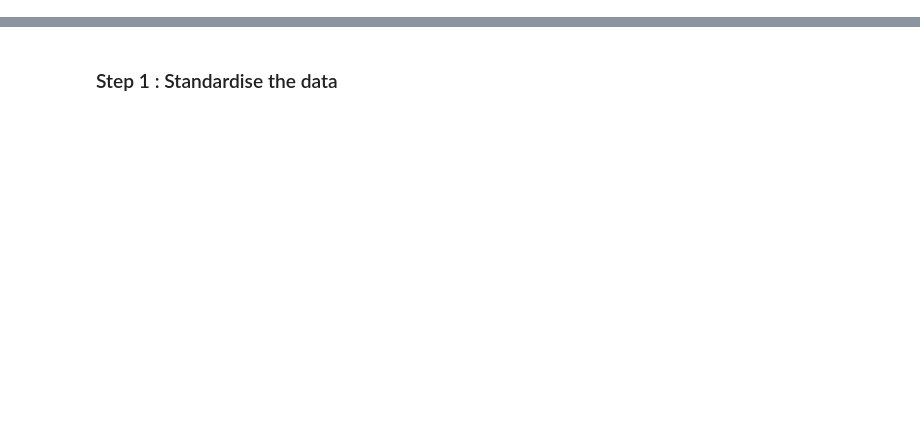
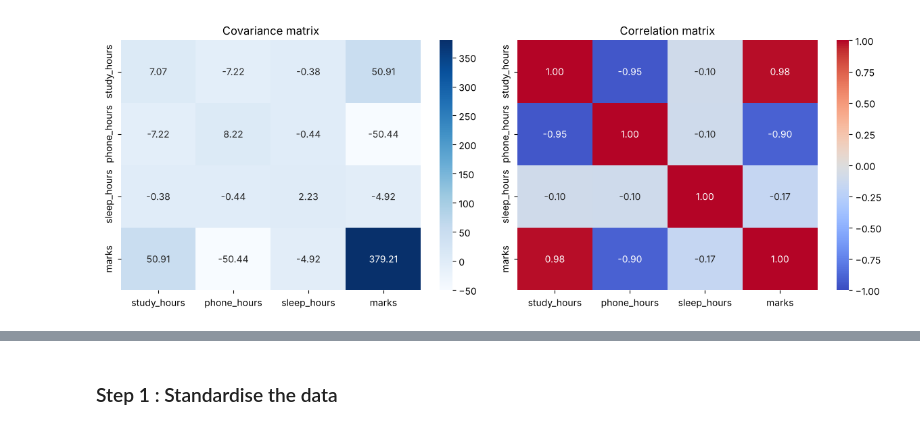
Before and after one commit to lakshay8toic/ML-Lab-Work-, a Jupyter notebook: Lab6_Covariance_Correlation_PCA.ipynb, the cells around one changed output, grey strips where cells are left out. Drawn from its saved outputs; the diff is of its cells as text; code cells hidden in the pictures; blank space fills up the shorter version.

```diff
--- a/Lab6_Covariance_Correlation_PCA.ipynb
+++ b/Lab6_Covariance_Correlation_PCA.ipynb
@@ -266,0 +131,3 @@ X shape : (100, 5)
+# %%
+cov_matrix = df.cov()          # same as np.cov(df.values, rowvar=False)
+cov_matrix
@@ -266,0 +142,3 @@ X shape : (100, 5)
+# %%
+corr_matrix = df.corr()        # same as np.corrcoef(df.values, rowvar=False)
+corr_matrix
@@ -266,0 +151,10 @@ X shape : (100, 5)
+# %%
+fig, axes = plt.subplots(1, 2, figsize=(12, 4.5))
+sns.heatmap(cov_matrix, annot=True, fmt=".2f", cmap="Blues", ax=axes[0])
+axes[0].set_title("Covariance matrix")
+sns.heatmap(corr_matrix, annot=True, fmt=".2f", cmap="coolwarm", vmin=-1, vmax=1, ax=axes[1])
+axes[1].set_title("Correlation matrix")
+plt.tight_layout()
+plt.show()
+# %% [output]
+[figure, added]
```
Also changed, not shown: parts of 68 cells of this notebook, 1 other file.
